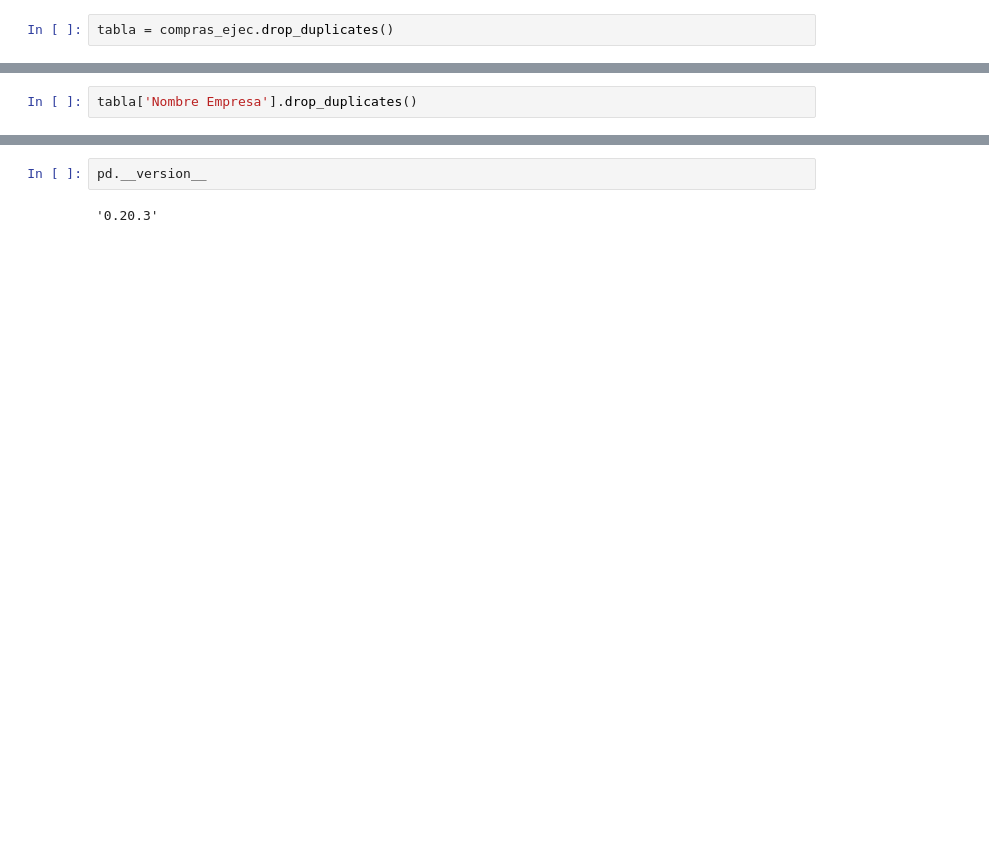
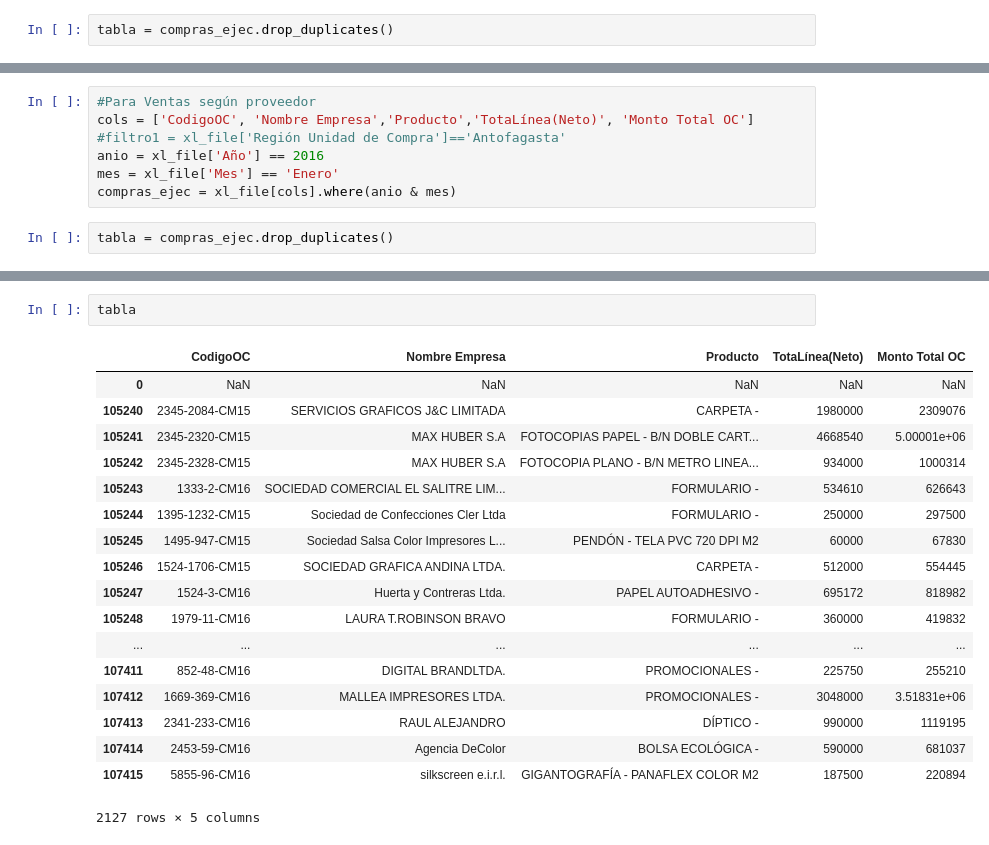
Before and after one commit to FFloresM/pandas, a Jupyter notebook: read_xlsx_dataframe_activa.ipynb, the cells around one changed output, grey strips where cells are left out. Saved outputs shown, nothing was run; the diff lists cells and outputs as text; blank space fills up the shorter version.

```diff
--- a/read_xlsx_dataframe_activa.ipynb
+++ b/read_xlsx_dataframe_activa.ipynb
@@ -106,2 +175,9 @@ tabla = compras_ejec.drop_duplicates()
+# %%
+#Para Ventas según proveedor
+cols = ['CodigoOC', 'Nombre Empresa','Producto','TotaLínea(Neto)', 'Monto Total OC']
+#filtro1 = xl_file['Región Unidad de Compra']=='Antofagasta'
+anio = xl_file['Año'] == 2016
+mes = xl_file['Mes'] == 'Enero'
+compras_ejec = xl_file[cols].where(anio & mes)
 # %%
-tabla['Nombre Empresa'].drop_duplicates()
+tabla = compras_ejec.drop_duplicates()
@@ -140,4 +184,21 @@ Name: CodigoOC, dtype: object
-# %%
-pd.__version__
-# %% [output]
-'0.20.3'
+# %%
+tabla
+# %% [output]
+|  | CodigoOC | Nombre Empresa | Producto | TotaLínea(Neto) | Monto Total OC |
+| 0 | NaN | NaN | NaN | NaN | NaN |
+| 105240 | 2345-2084-CM15 | SERVICIOS GRAFICOS J&C LIMITADA | CARPETA - | 1980000 | 2309076 |
+| 105241 | 2345-2320-CM15 | MAX HUBER S.A | FOTOCOPIAS PAPEL - B/N DOBLE CART... | 4668540 | 5.00001e+06 |
+| 105242 | 2345-2328-CM15 | MAX HUBER S.A | FOTOCOPIA PLANO - B/N METRO LINEA... | 934000 | 1000314 |
+| 105243 | 1333-2-CM16 | SOCIEDAD COMERCIAL EL SALITRE LIM... | FORMULARIO - | 534610 | 626643 |
+| 105244 | 1395-1232-CM15 | Sociedad de Confecciones Cler Ltda | FORMULARIO - | 250000 | 297500 |
+| 105245 | 1495-947-CM15 | Sociedad Salsa Color Impresores L... | PENDÓN - TELA PVC 720 DPI M2 | 60000 | 67830 |
+| 105246 | 1524-1706-CM15 | SOCIEDAD GRAFICA ANDINA LTDA. | CARPETA - | 512000 | 554445 |
+| 105247 | 1524-3-CM16 | Huerta y Contreras Ltda. | PAPEL AUTOADHESIVO - | 695172 | 818982 |
+| 105248 | 1979-11-CM16 | LAURA T.ROBINSON BRAVO | FORMULARIO - | 360000 | 419832 |
+| ... | ... | ... | ... | ... | ... |
+| 107411 | 852-48-CM16 | DIGITAL BRANDLTDA. | PROMOCIONALES - | 225750 | 255210 |
+| 107412 | 1669-369-CM16 | MALLEA IMPRESORES LTDA. | PROMOCIONALES - | 3048000 | 3.51831e+06 |
+| 107413 | 2341-233-CM16 | RAUL ALEJANDRO | DÍPTICO - | 990000 | 1119195 |
+| 107414 | 2453-59-CM16 | Agencia DeColor | BOLSA ECOLÓGICA - | 590000 | 681037 |
+| 107415 | 5855-96-CM16 | silkscreen e.i.r.l. | GIGANTOGRAFÍA - PANAFLEX COLOR M2 | 187500 | 220894 |
+2127 rows × 5 columns
```
Also changed, not shown: parts of 18 cells of this notebook.
